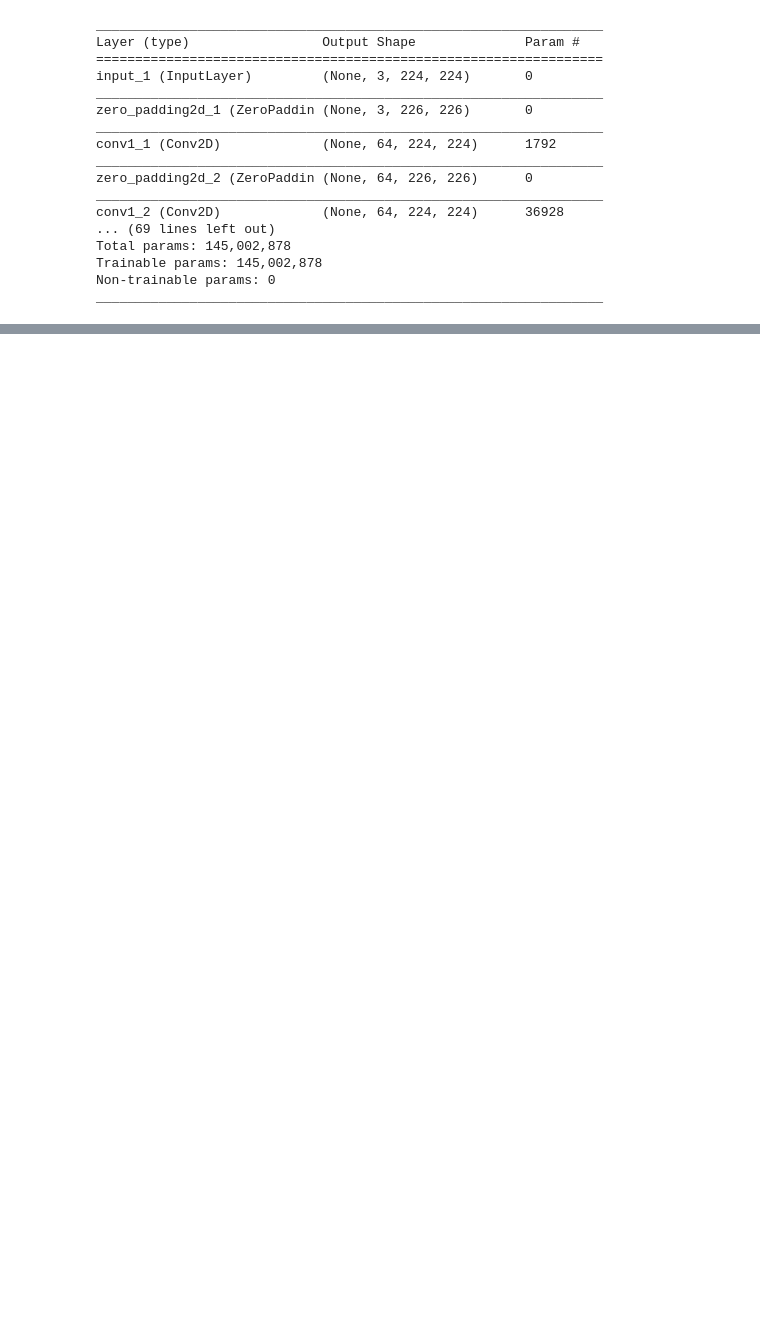
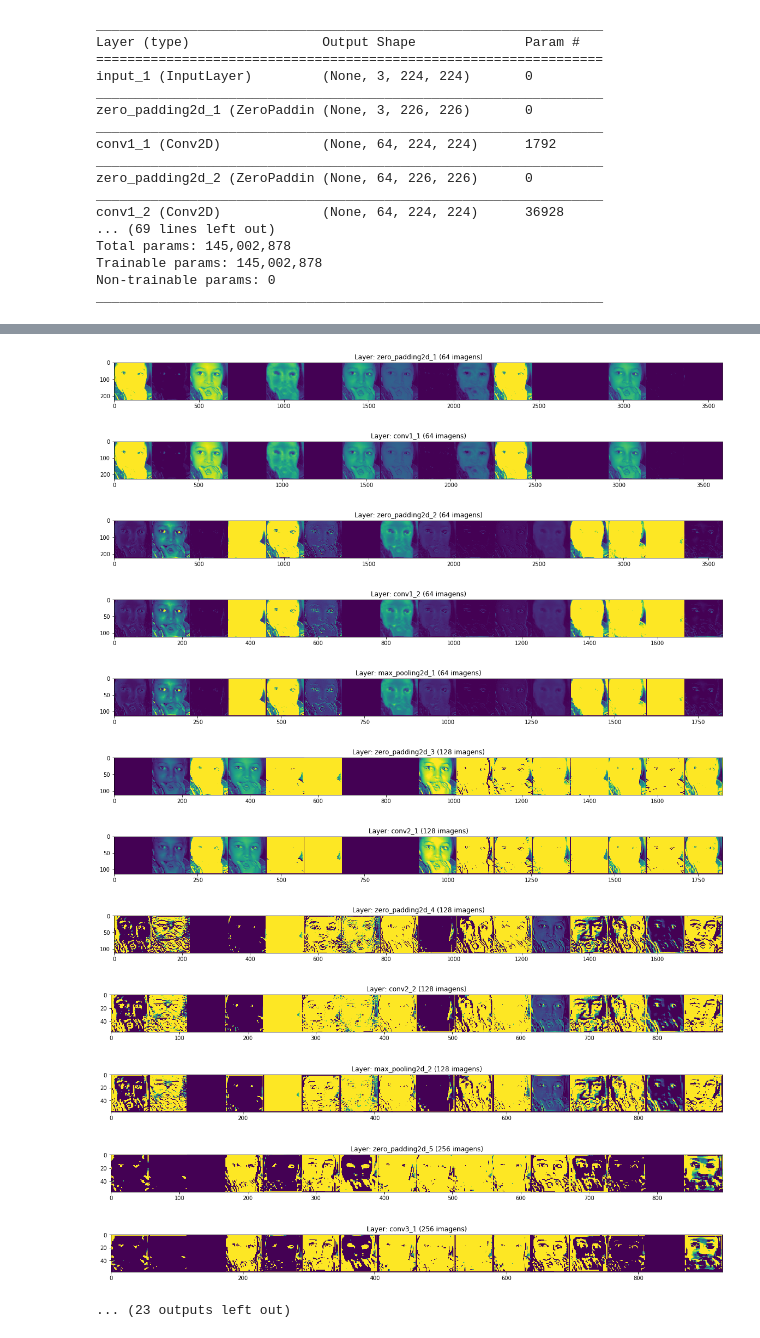
Before and after one commit to christiansommerbueno/Python, a Jupyter notebook: Reconhecimento_de_parentes.ipynb, the cells around one changed output, grey strips where cells are left out. Saved outputs shown, nothing was run; the diff lists cells and outputs as text; code cells hidden in the pictures; blank space fills up the shorter version.

```diff
--- a/Reconhecimento_de_parentes.ipynb
+++ b/Reconhecimento_de_parentes.ipynb
@@ -215 +173,44 @@ print(test.shape, test_emb.shape)
+# %%
+# Demonstração da passagem pelas camadas da rede
+# Optamos por mostrar apenas 16 imagens de cada layer para reduzir o processamento e a utilização de memória.
+from keras.models import Model
+layer_outputs = [layer.output for layer in vgg_facenet.layers[1:]]
+layer_names = [layer.name for layer in vgg_facenet.layers]
+activation_model = Model(inputs=vgg_facenet.input, outputs=layer_outputs)
+activations = activation_model.predict(test.transpose(0,3,1,2))
+
+for layer_name, feature_map in zip(layer_names[1:], activations[1:]):
+  if len(feature_map.shape) == 4:
+
+    n_features = feature_map.shape[1]
+    size = feature_map.shape[2]
+    real_n_features = n_features
+    n_features = 16 if n_features > 16 else n_features
+    display_grid = np.zeros((size, size * n_features))
+
+    for i in range(n_features):
+      x = feature_map[CHOOSED_IMG, i, :, :]
+      x = np.clip(x, 0, 255).astype('uint8')
+
+      display_grid[:, i * size : (i + 1) * size] = x
+
+    scale = 20. / 16
+    plt.figure(figsize=(scale * n_features, scale))
+    plt.title('Layer: ' + layer_name + ' ('+str(real_n_features)+' imagens)')
+    plt.grid(False)
+    plt.imshow(display_grid, aspect='auto', cmap='viridis')
+# %% [output]
+[figure, added]
+[figure, added]
+[figure, added]
+[figure, added]
+[figure, added]
+[figure, added]
+[figure, added]
+[figure, added]
+[figure, added]
+[figure, added]
+[figure, added]
+[figure, added]
+... (23 outputs left out)
 # %%
```
Also changed, not shown: parts of 28 cells of this notebook.
